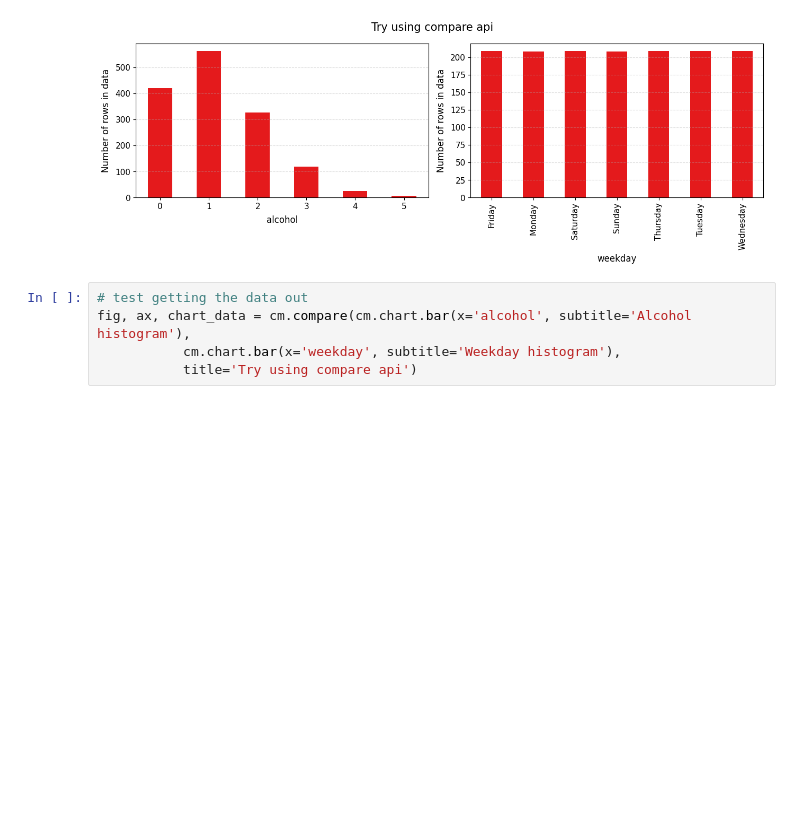
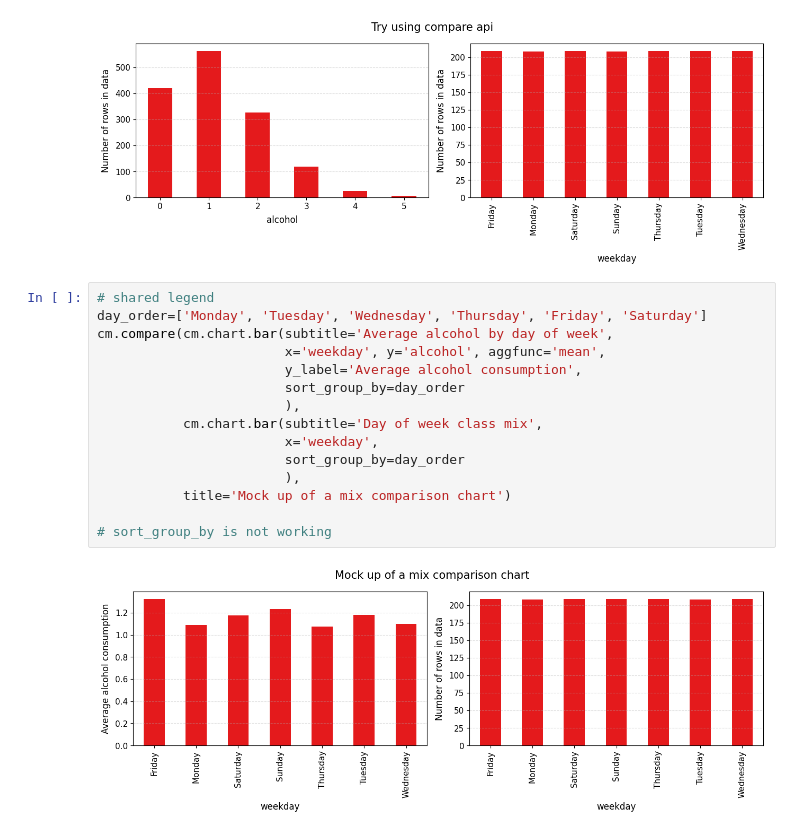
Before and after one commit to alextgould/lazychart, a Jupyter notebook: examples/demo_usage.ipynb, the cells around one changed output. Saved outputs shown, nothing was run; the diff lists cells and outputs as text; blank space fills up the shorter version.

```diff
--- a/examples/demo_usage.ipynb
+++ b/examples/demo_usage.ipynb
@@ -385,7 +381,19 @@ cm.compare(cm.chart.bar(x='alcohol', subtitle='Alcohol histogram'),
 # %% [output]
 [figure]
 # %%
-# test getting the data out
-fig, ax, chart_data = cm.compare(cm.chart.bar(x='alcohol', subtitle='Alcohol histogram'),
-           cm.chart.bar(x='weekday', subtitle='Weekday histogram'),
-           title='Try using compare api')
+# shared legend
+day_order=['Monday', 'Tuesday', 'Wednesday', 'Thursday', 'Friday', 'Saturday']
+cm.compare(cm.chart.bar(subtitle='Average alcohol by day of week',
+                        x='weekday', y='alcohol', aggfunc='mean',
+                        y_label='Average alcohol consumption',
+                        sort_group_by=day_order
+                        ),
+           cm.chart.bar(subtitle='Day of week class mix',
+                        x='weekday',
+                        sort_group_by=day_order
+                        ),
+           title='Mock up of a mix comparison chart')
+
+# sort_group_by is not working
+# %% [output]
+[figure, added]
```
Also changed, not shown: parts of 16 cells of this notebook, 3 other files.
